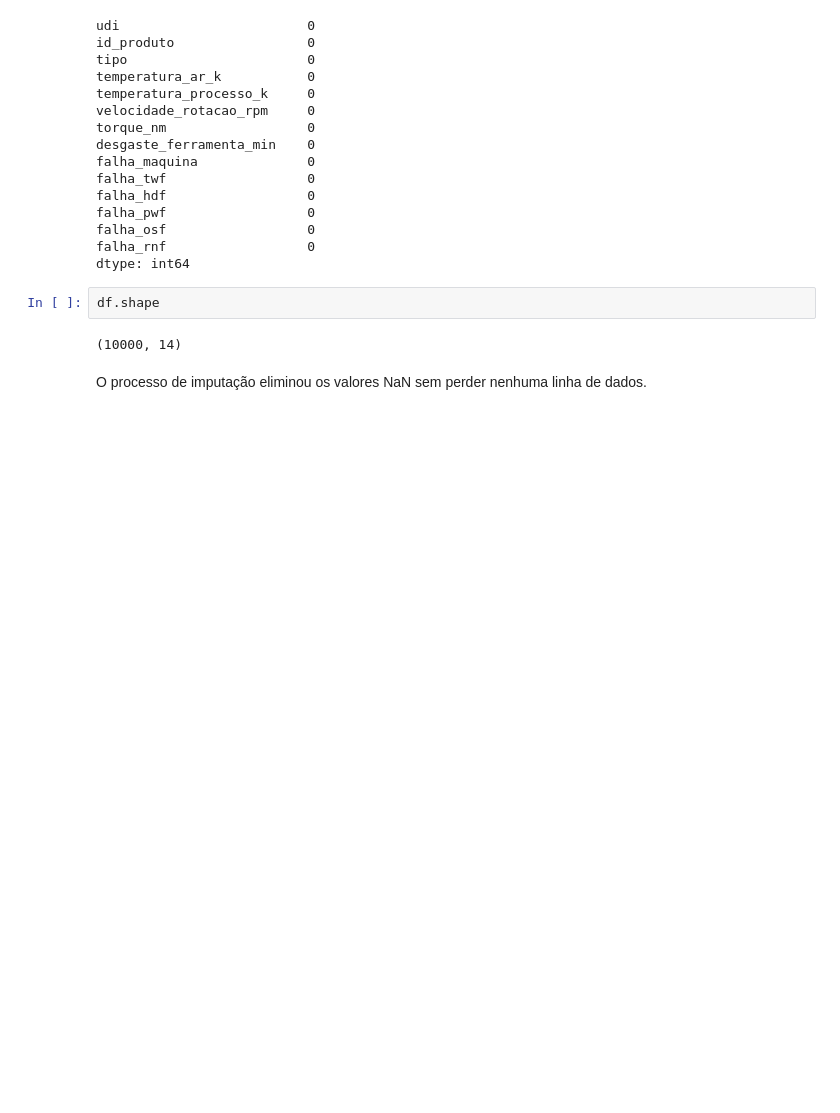
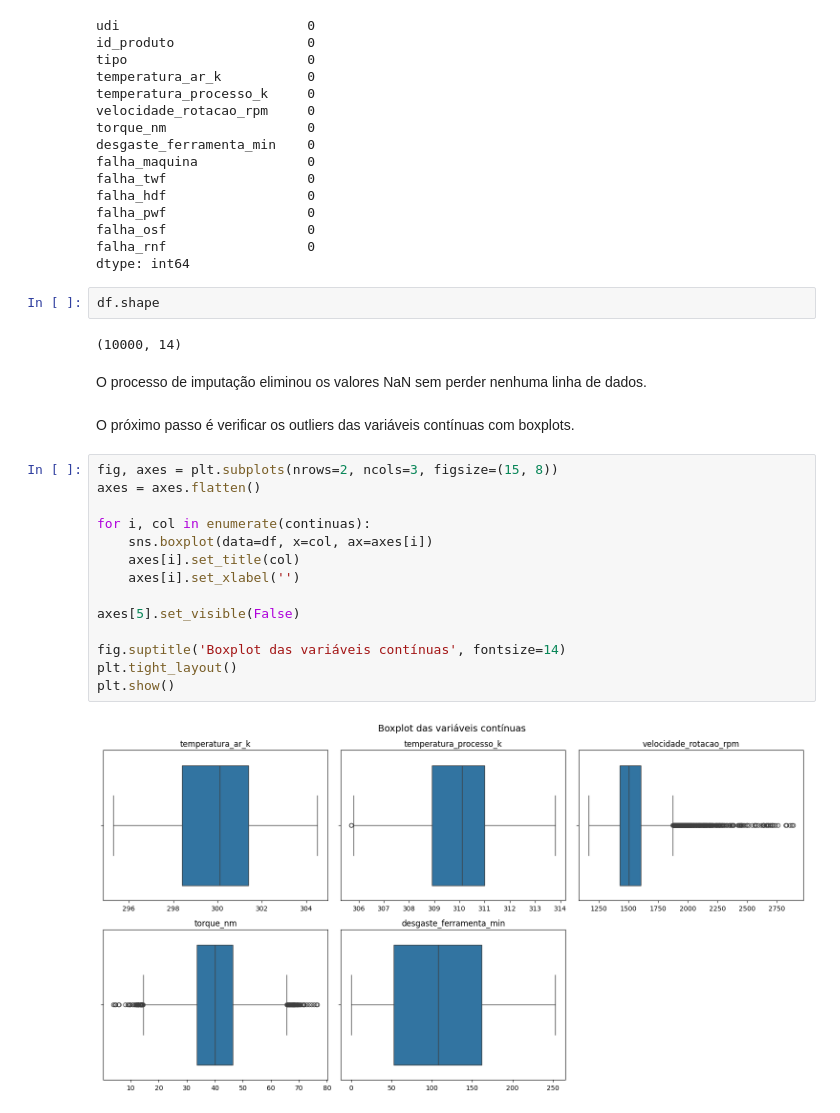
Before and after one commit to filipester/manutencao_preditiva, a Jupyter notebook: manutencao_preditiva.ipynb, the cells around one changed output. Saved outputs shown, nothing was run; the diff lists cells and outputs as text; blank space fills up the shorter version.

Commit message:
add outlier boxplot analysis

```diff
--- a/manutencao_preditiva.ipynb
+++ b/manutencao_preditiva.ipynb
@@ -222,3 +222,21 @@ df.shape
 (10000, 14)
 # %% [markdown]
 O processo de imputação eliminou os valores NaN sem perder nenhuma linha de dados.
+# %% [markdown]
+O próximo passo é verificar os outliers das variáveis contínuas com boxplots.
+# %%
+fig, axes = plt.subplots(nrows=2, ncols=3, figsize=(15, 8))
+axes = axes.flatten()
+
+for i, col in enumerate(continuas):
+    sns.boxplot(data=df, x=col, ax=axes[i])
+    axes[i].set_title(col)
+    axes[i].set_xlabel('')
+
+axes[5].set_visible(False)
+
+fig.suptitle('Boxplot das variáveis contínuas', fontsize=14)
+plt.tight_layout()
+plt.show()
+# %% [output]
+[figure, added]
```
Also changed, not shown: parts of 3 cells of this notebook.
